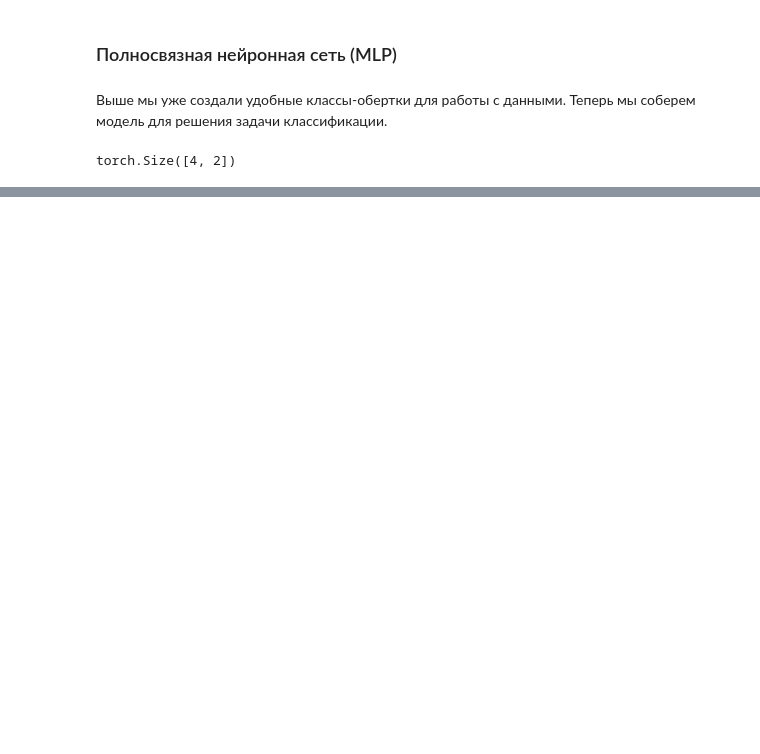
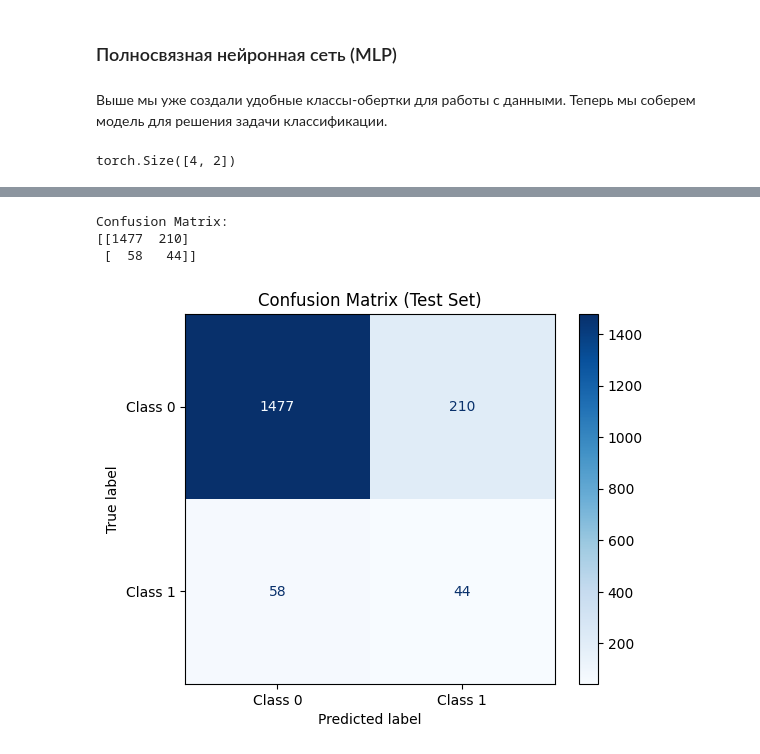
Before and after one commit to dchurikov1983/msc-deep-learning-autumn-2026, a Jupyter notebook: Неделя 6. CV - PointNet NLP/Неделя 6_Глубокое обучение ОНЛ_Семинар-frod.ipynb, the cells around one changed output, grey strips where cells are left out. Saved outputs shown, nothing was run; the diff lists cells and outputs as text; code cells hidden in the pictures; blank space fills up the shorter version.

````diff
--- a/Неделя 6. CV - PointNet NLP/Неделя 6_Глубокое обучение ОНЛ_Семинар-frod.ipynb
+++ b/Неделя 6. CV - PointNet NLP/Неделя 6_Глубокое обучение ОНЛ_Семинар-frod.ipynb
@@ -295,13 +295,13 @@ def get_dataset(split='train', df=None,
         df = df[df['record_date'] <= date_train_end]
         df_trues = df[df['is_fraud'] == 1]
         df_falses = df[df['is_fraud'] == 0]
-        #filter first 20000 trues
+        #filter first 2000 trues
         df_trues = df_trues.sample(frac=1, random_state=42)
         df_trues = df_trues[:20000]
 
         #filter first 20000 falses
         df_falses = df_falses.sample(frac=1, random_state=42)
-        df_falses = df_falses[:20000]
+        df_falses = df_falses[:80000]
 
         #concat
         df = pd.concat([df_trues, df_falses])
@@ -417,6 +420,6 @@ def recall(y_pred, y_test):
     print(f"Полнота {rec:0.3f}")
 # %%
 %%time
-clf = CatBoostClassifier(random_seed=52)
+clf = CatBoostClassifier(random_seed=52, auto_class_weights='Balanced')
 clf.fit(enc_train_wv, y_train, verbose=False)
 # %% [output]
@@ -510,7 +513,7 @@ Args:
         A list of special tokens the model should know of.
 ```
 # %%
-top_n_words = 5_000
+top_n_words = 30_000#5_000
 # %%
 trainer = trainers.WordLevelTrainer(
     vocab_size     = top_n_words,
@@ -889,7 +892,10 @@ print_params_count(net)
 device = torch.device('cuda' if torch.cuda.is_available() else 'cpu')
 net.to(device)
 
-criterion = nn.CrossEntropyLoss()
+#criterion = nn.CrossEntropyLoss()
+class_weights = torch.tensor([8.0, 2.0])
+
+criterion = nn.CrossEntropyLoss(weight=class_weights)
 optimizer = torch.optim.Adam(net. parameters(), lr=1e-3)
 
 epochs = 50
@@ -981,0 +992,38 @@ Precision: 0.1175, Recall: 0.5784, F1: 0.1954
+# %%
+import torch
+import numpy as np
+import matplotlib.pyplot as plt
+from sklearn.metrics import confusion_matrix, ConfusionMatrixDisplay
+
+net.eval()
+
+all_preds = []
+all_targets = []
+
+with torch.no_grad():
+    for batch in test_dataloader:
+        tokens = batch['tokens'].to(device)
+        targets = batch['targets'].to(device)
+
+        outputs = net(tokens)
+        _, predicted = torch.max(outputs, 1)
+
+        all_preds.extend(predicted.cpu().numpy())
+        all_targets.extend(targets.cpu().numpy())
+
+# Строим confusion matrix
+cm = confusion_matrix(all_targets, all_preds)
+
+print("Confusion Matrix:")
+print(cm)
+
+# Визуализация
+disp = ConfusionMatrixDisplay(confusion_matrix=cm, display_labels=['Class 0', 'Class 1'])
+disp.plot(cmap='Blues')
+plt.title('Confusion Matrix (Test Set)')
+plt.show()
+# %% [output]
+Confusion Matrix:
+[[1477  210]
+ [  58   44]]
+[figure, added]
````
Also changed, not shown: parts of 16 cells of this notebook, 8 other files.
